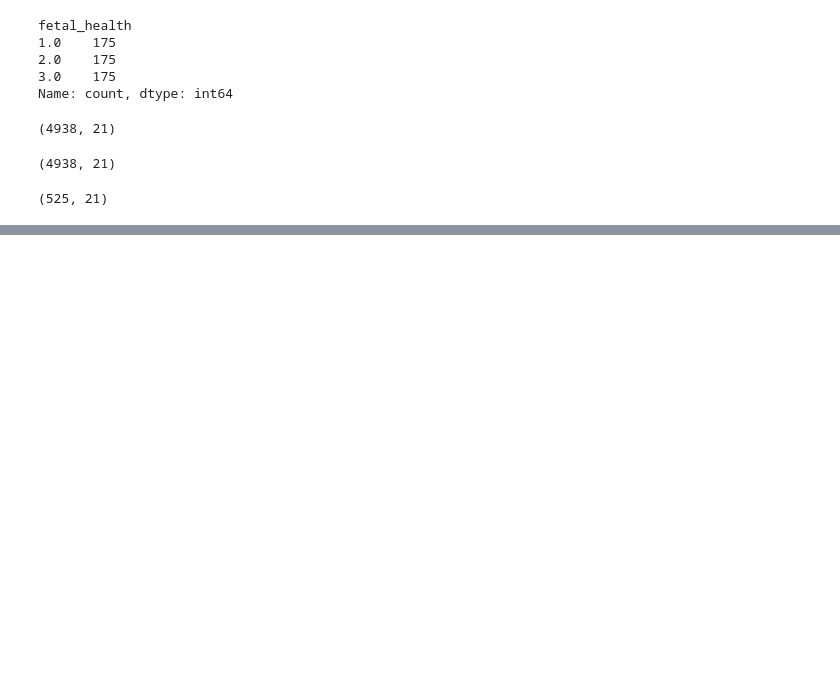
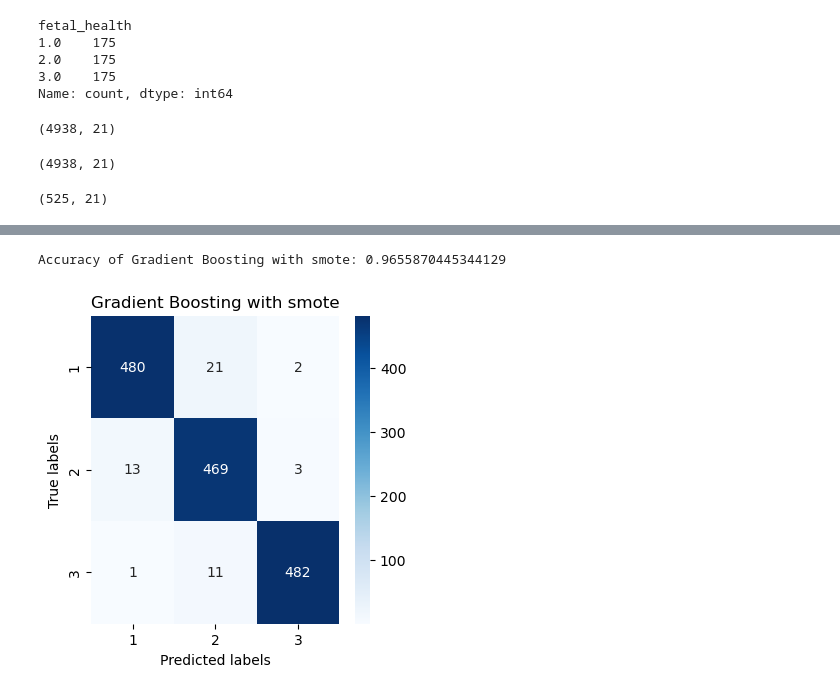
Before and after one commit to Constantin-Stamate/Pregnancy_Health_Assistant, a Jupyter notebook: models/gradient_boosting.ipynb, the cells around one changed output, grey strips where cells are left out. Drawn from its saved outputs; the diff is of its cells as text; code cells hidden in the pictures; blank space fills up the shorter version.

Commit message:
implement GradientBoosting model with SMOTE resampling

```diff
--- a/models/gradient_boosting.ipynb
+++ b/models/gradient_boosting.ipynb
@@ -270,3 +270,5 @@ X_ros_resampled.shape
 X_rus_resampled.shape
 # %% [output]
 (525, 21)
+# %%
+x_smote_train, x_smote_test, y_smote_train, y_smote_test = train_test_split(X_smote_resampled, Y_smote_resampled, test_size=0.3, random_state=42)
@@ -272,0 +279,3 @@ X_rus_resampled.shape
+# %%
+y_smote_train = y_smote_train.astype(int)
+y_smote_test = y_smote_test.astype(int)
@@ -272,0 +302,20 @@ X_rus_resampled.shape
+# %%
+model_smote = GradientBoostingClassifier()
+
+model_smote.fit(x_smote_train, y_smote_train)
+y_smote_pred = model_smote.predict(x_smote_test)
+
+accuracy_smote = accuracy_score(y_smote_test, y_smote_pred)
+print(f"Accuracy of Gradient Boosting with smote: {accuracy_smote}")
+# %% [output]
+Accuracy of Gradient Boosting with smote: 0.9655870445344129
+# %%
+conf_matrix_smote = confusion_matrix(y_smote_test, y_smote_pred)
+plt.figure(figsize=(4, 4))
+sns.heatmap(conf_matrix_smote, annot=True, fmt="d", cmap="Blues", xticklabels=[1, 2, 3], yticklabels=[1, 2, 3])
+plt.title(f"Gradient Boosting with smote")
+plt.xlabel('Predicted labels')
+plt.ylabel('True labels')
+plt.show()
+# %% [output]
+[figure, added]
```
Also changed, not shown: parts of 2 cells of this notebook.
